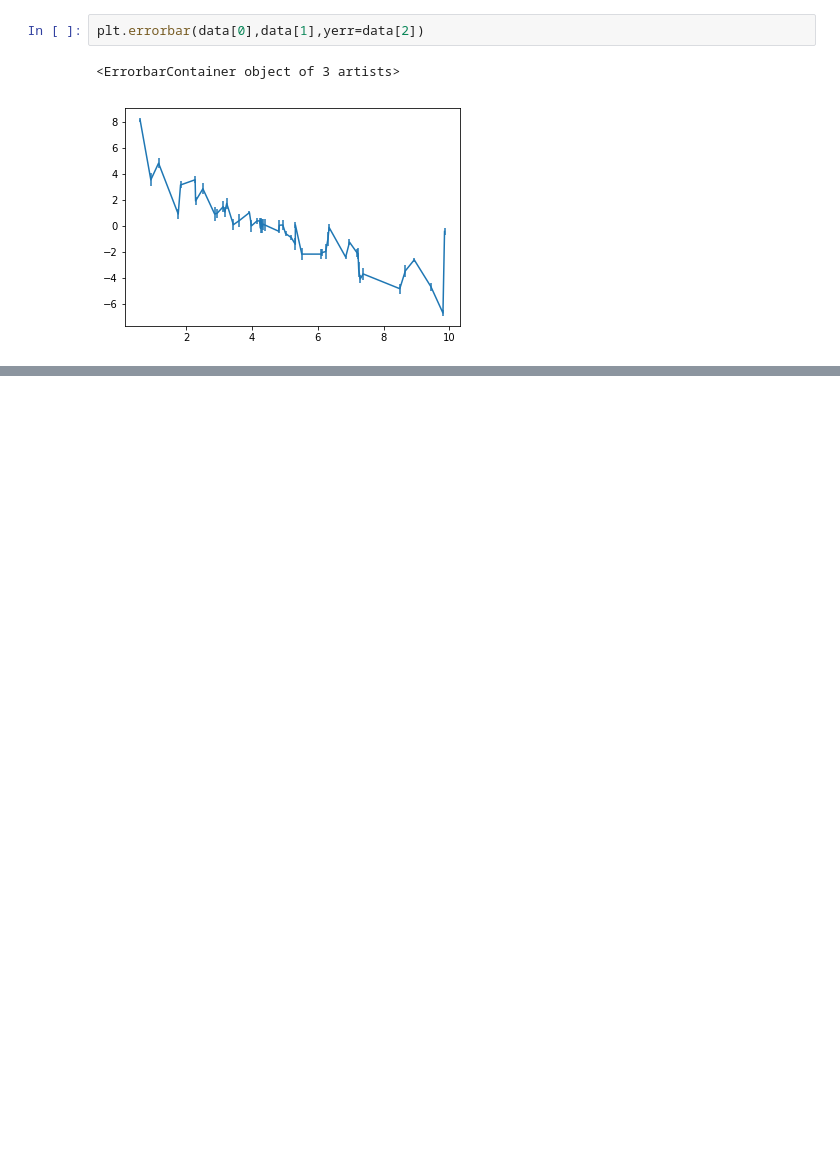
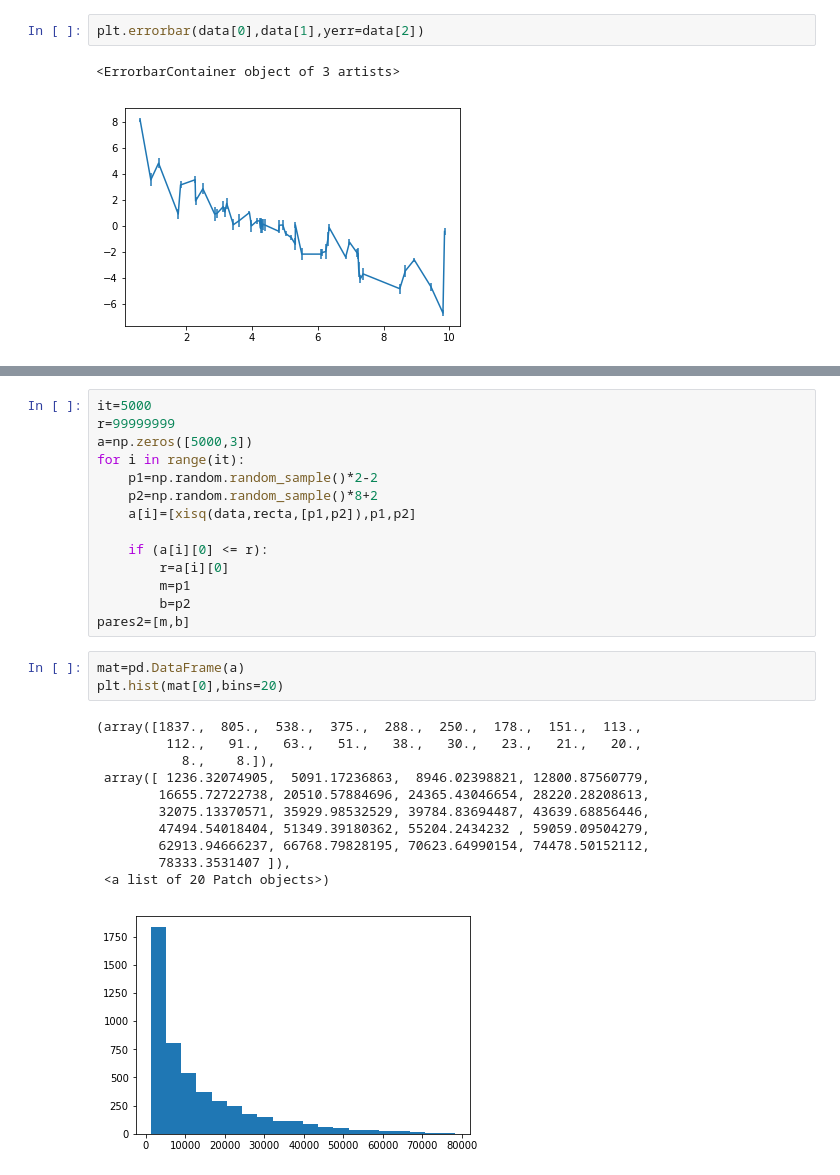
Before and after one commit to DCIDA2019/da2020-ChavezUriel, a Jupyter notebook: Semana6/Clase6.ipynb, the cells around one changed output, grey strips where cells are left out. Drawn from its saved outputs; the diff is of its cells as text; blank space fills up the shorter version.

```diff
--- a/Semana6/Clase6.ipynb
+++ b/Semana6/Clase6.ipynb
@@ -61,0 +75,29 @@ plt.plot(x,y2)
+# %%
+it=5000
+r=99999999
+a=np.zeros([5000,3])
+for i in range(it):
+    p1=np.random.random_sample()*2-2
+    p2=np.random.random_sample()*8+2
+    a[i]=[xisq(data,recta,[p1,p2]),p1,p2]
+
+    if (a[i][0] <= r):
+        r=a[i][0]
+        m=p1
+        b=p2
+pares2=[m,b]
+# %%
+mat=pd.DataFrame(a)
+plt.hist(mat[0],bins=20)
+# %% [output]
+(array([1837.,  805.,  538.,  375.,  288.,  250.,  178.,  151.,  113.,
+         112.,   91.,   63.,   51.,   38.,   30.,   23.,   21.,   20.,
+           8.,    8.]),
+ array([ 1236.32074905,  5091.17236863,  8946.02398821, 12800.87560779,
+        16655.72722738, 20510.57884696, 24365.43046654, 28220.28208613,
+        32075.13370571, 35929.98532529, 39784.83694487, 43639.68856446,
+        47494.54018404, 51349.39180362, 55204.2434232 , 59059.09504279,
+        62913.94666237, 66768.79828195, 70623.64990154, 74478.50152112,
+        78333.3531407 ]),
+ <a list of 20 Patch objects>)
+[figure, added]
```
Also changed, not shown: parts of 12 cells of this notebook.
